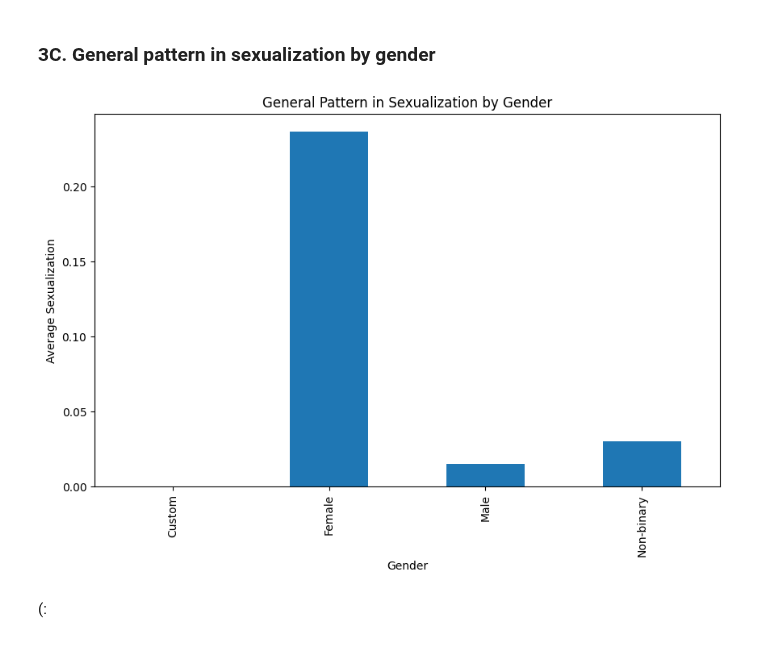
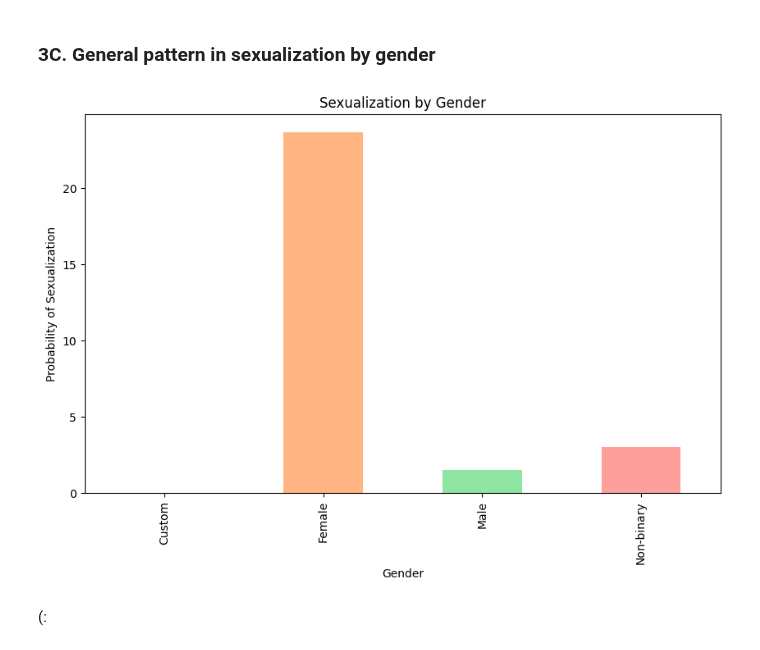
Before and after one commit to hayleyyryan/CFG_Degree_Project_Group_4, a Jupyter notebook: Jupyter_notebook/sexualized_data_exploration.ipynb, the cells around one changed output. Saved outputs shown, nothing was run; the diff lists cells and outputs as text; code cells hidden in the pictures.

Commit message:
Visualizations edited
visualizations improved
requirements updated

```diff
--- a/Jupyter_notebook/sexualized_data_exploration.ipynb
+++ b/Jupyter_notebook/sexualized_data_exploration.ipynb
@@ -176,15 +179,17 @@ plt.show()
 ### 3C. General pattern in sexualization by gender
 # %%
 gender_sexualization = df_char.groupby('Gender')['Sexualization_total'].mean()
+gender_sexualization_perc = gender_sexualization*100
 # %%
+colors = sns.color_palette('pastel')
 plt.figure(figsize=(10, 6))
-gender_sexualization.plot(kind='bar')
-plt.title('General Pattern in Sexualization by Gender')
+gender_sexualization_perc.plot(kind='bar', color=colors)
+plt.title('Sexualization by Gender')
 plt.xlabel('Gender')
-plt.ylabel('Average Sexualization')
+plt.ylabel('Probability of Sexualization')
 plt.show()
 # %% [output]
-[figure, old version]
+[figure, new version]
 # %% [markdown]
 (:
 # %% [markdown]
```
Also changed, not shown: parts of 7 cells of this notebook, 1 other file.
